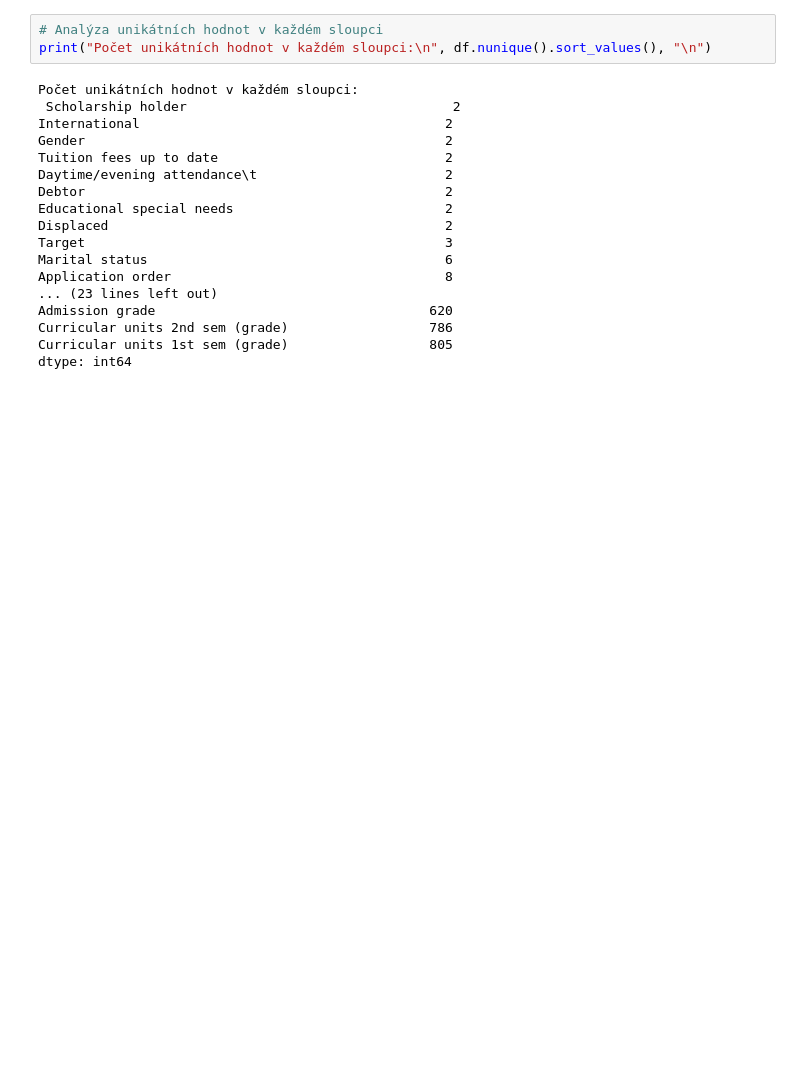
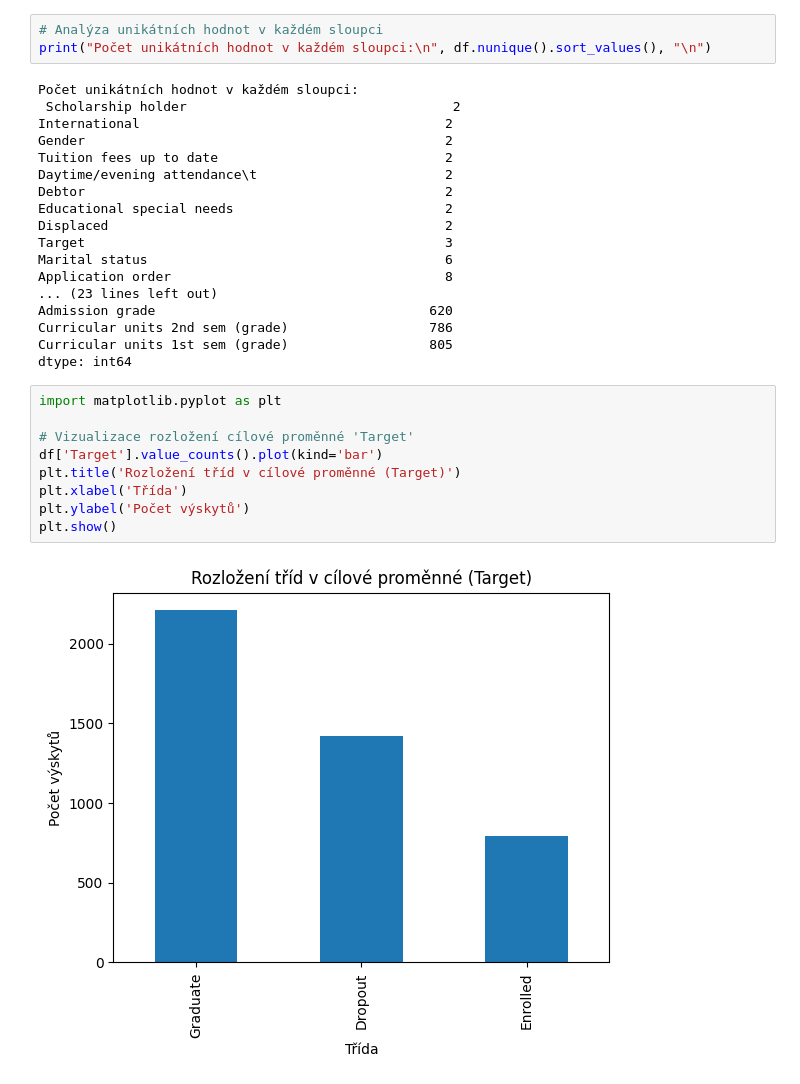
Before and after one commit to misahoskova/4IZ566-FIS-VSE, a Jupyter notebook: semestralka.ipynb, the cells around one changed output. Saved outputs shown, nothing was run; the diff lists cells and outputs as text; blank space fills up the shorter version.

```diff
--- a/semestralka.ipynb
+++ b/semestralka.ipynb
@@ -185,3 +187,14 @@ Admission grade                                   620
 Curricular units 2nd sem (grade)                  786
 Curricular units 1st sem (grade)                  805
 dtype: int64
+# %%
+import matplotlib.pyplot as plt
+
+# Vizualizace rozložení cílové proměnné 'Target'
+df['Target'].value_counts().plot(kind='bar')
+plt.title('Rozložení tříd v cílové proměnné (Target)')
+plt.xlabel('Třída')
+plt.ylabel('Počet výskytů')
+plt.show()
+# %% [output]
+[figure, added]
```
Also changed, not shown: parts of 4 cells of this notebook, 2 other files.
